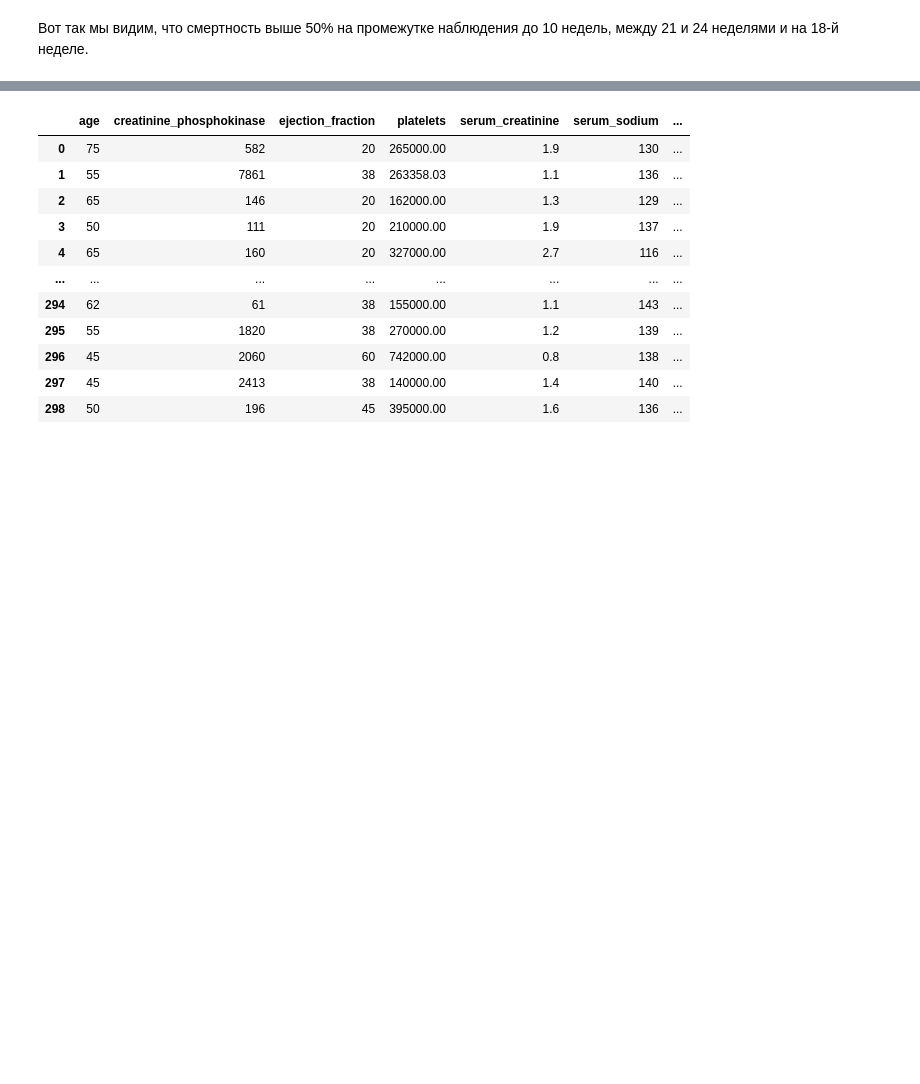
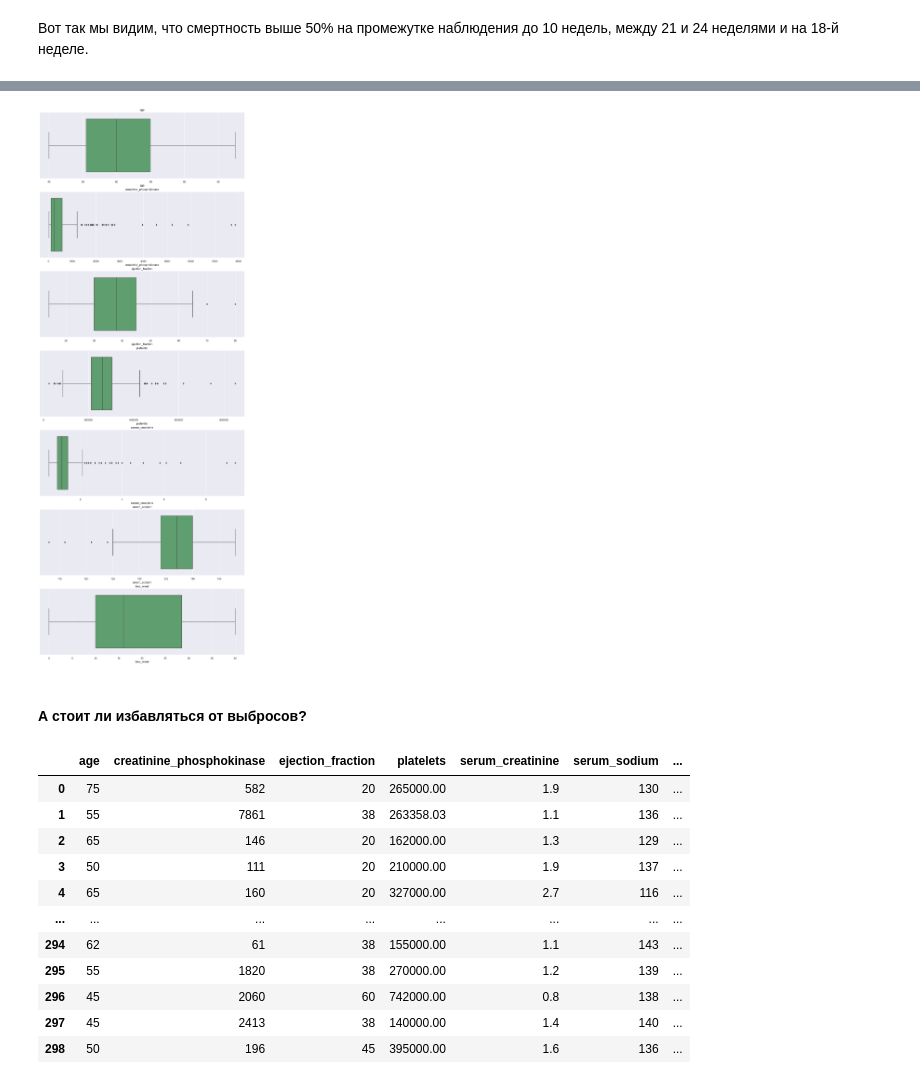
Before and after one commit to stusha-stu/Heart-Failure-Prediction-Project, a Jupyter notebook: heart_failure_clinical_records_predicting_death.ipynb, the cells around one changed output, grey strips where cells are left out. Cells and saved outputs as stored; diff of their text form; code cells hidden in the pictures; blank space fills up the shorter version.

```diff
--- a/heart_failure_clinical_records_predicting_death.ipynb
+++ b/heart_failure_clinical_records_predicting_death.ipynb
@@ -282,0 +389,3 @@ sns.lineplot(data=df_time, x="time_week", y="percent_of_death", color = 'g')
+# %%
+list_of_numerical_features = list_of_numerical_features + ['time_week']
+list_of_numerical_features.remove('time')
@@ -283,3 +400,14 @@ sns.lineplot(data=df_time, x="time_week", y="percent_of_death", color = 'g')
+# %%
+fig, ax = plt.subplots(nrows = 7,ncols = 1,figsize = (15,40))
+for i in range(len(list_of_numerical_features)):
+    plt.subplot(7,1,i+1)
+    sns.boxplot(x=data[list_of_numerical_features[i]], color='g');
+    title = list_of_numerical_features[i]
+    plt.title(title)
+# %% [output]
+[figure, added]
+# %% [markdown]
+#### А стоит ли избавляться от выбросов?
 # %%
 list_drop = list_of_categorical_features + ['time']
 list_drop.remove('death_event')
```
Also changed, not shown: parts of 6 cells of this notebook.
